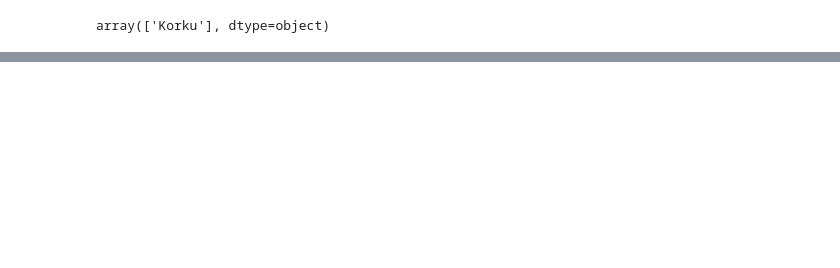
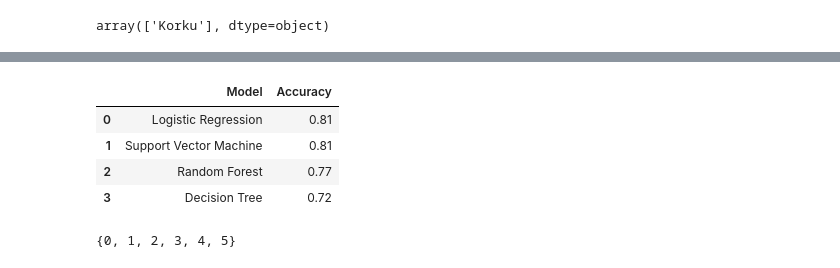
Before and after one commit to Mustimain/AIfinal, a Jupyter notebook: Untitled.ipynb, the cells around one changed output, grey strips where cells are left out. Saved outputs shown, nothing was run; the diff lists cells and outputs as text; code cells hidden in the pictures; blank space fills up the shorter version.

```diff
--- a/Untitled.ipynb
+++ b/Untitled.ipynb
@@ -131,3 +138,4 @@ True
 # %%
-dataResult = normalize_text(data)
+trainDataResult = normalize_text(train_data)
+# testDataResult = normalize_text(test_data)
 # %%
@@ -142,8 +151,8 @@ print(dataResult.head())
 # %%
 # Verileri test ve train olarak yüzde 80 e 20 şeklinde ayırma
 
-X = dataResult['Text']
-y = dataResult['Emotion']
+X = trainDataResult['Text']
+y = trainDataResult['Emotion']
 
 X_train, X_test, y_train, y_test = train_test_split(X, y, test_size=0.2, random_state=42)
 # %%
@@ -238,0 +308,14 @@ Accuracy:  0.8076782449725777
+# %%
+#Train the model with the training data
+SVM = train_model(SVC(random_state = 0), X_train, y_train)
+
+#test the model with the test data
+y_pred=SVM.predict(X_test)
+
+#calculate the accuracy
+SVM_accuracy = accuracy_score(y_test, y_pred)
+print('Accuracy: ', SVM_accuracy,'\n')
+
+#calculate the F1 score
+f1_Score = get_F1(SVM,X_test,y_test)
+pd.DataFrame(f1_Score, index=trainDataResult.Emotion.unique(), columns=['F1 score'])
@@ -238,0 +347,14 @@ Accuracy:  0.8076782449725777
+# %%
+#Train the model with the training data
+RF = train_model(RandomForestClassifier(random_state = 0), X_train, y_train)
+
+#test the model with the test data
+y_pred=RF.predict(X_test)
+
+#calculate the accuracy
+RF_accuracy = accuracy_score(y_test, y_pred)
+print('Accuracy: ', RF_accuracy,'\n')
+
+#calculate the F1 score
+f1_Score = get_F1(RF, X_test, y_test)
+pd.DataFrame(f1_Score, index=trainDataResult.Emotion.unique(), columns=['F1 score'])
@@ -238,0 +386,14 @@ Accuracy:  0.8076782449725777
+# %%
+models = pd.DataFrame({
+    'Model': ['Logistic Regression', 'Decision Tree', 'Support Vector Machine', 'Random Forest'],
+    'Accuracy': [round(log_reg_accuracy, 2), round(DT_accuracy, 2), round(SVM_accuracy, 2), round(RF_accuracy, 2)]
+})
+
+
+models.sort_values(by='Accuracy', ascending=False).reset_index().drop(['index'], axis=1)
+# %% [output]
+|  | Model | Accuracy |
+| 0 | Logistic Regression | 0.81 |
+| 1 | Support Vector Machine | 0.81 |
+| 2 | Random Forest | 0.77 |
+| 3 | Decision Tree | 0.72 |
@@ -238,0 +404,4 @@ Accuracy:  0.8076782449725777
+# %%
+print(set(y_train))
+# %% [output]
+{0, 1, 2, 3, 4, 5}
```
Also changed, not shown: parts of 46 cells of this notebook, 2 other files.
